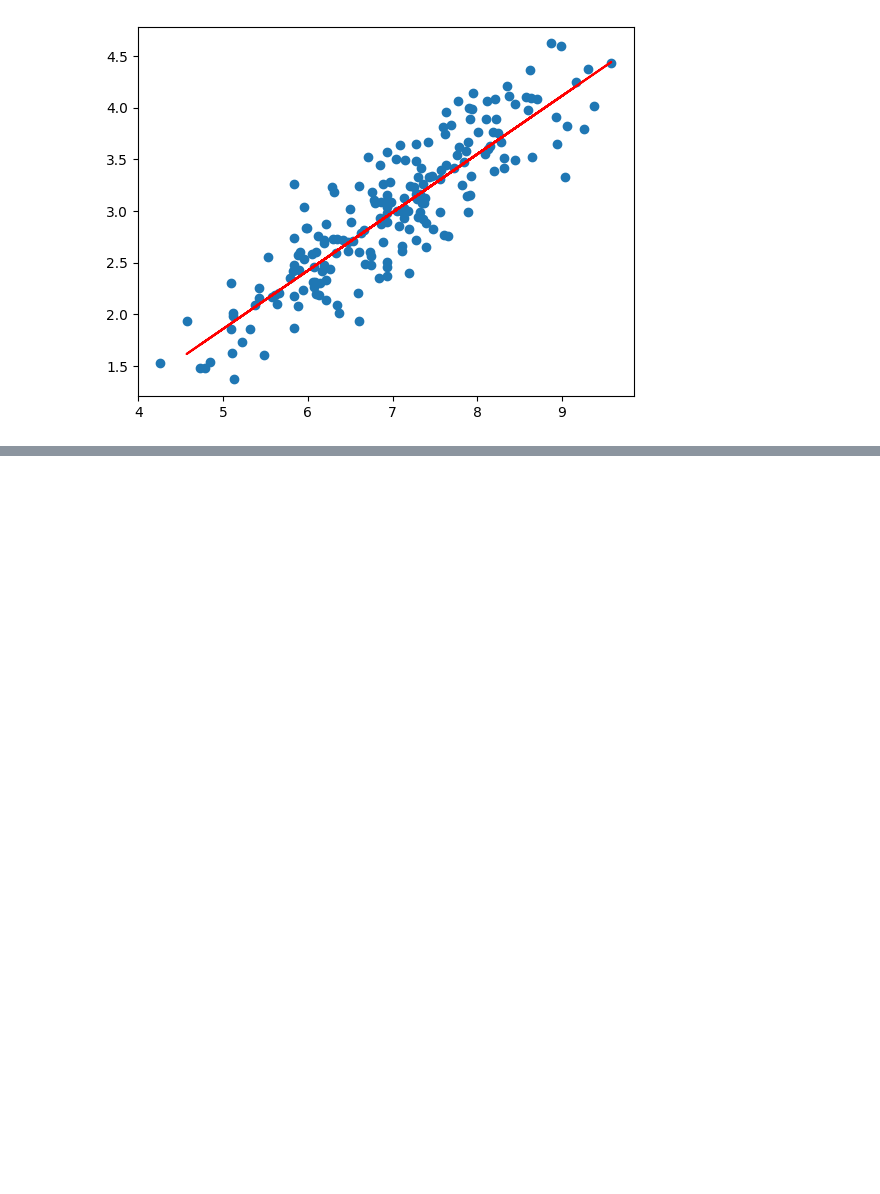
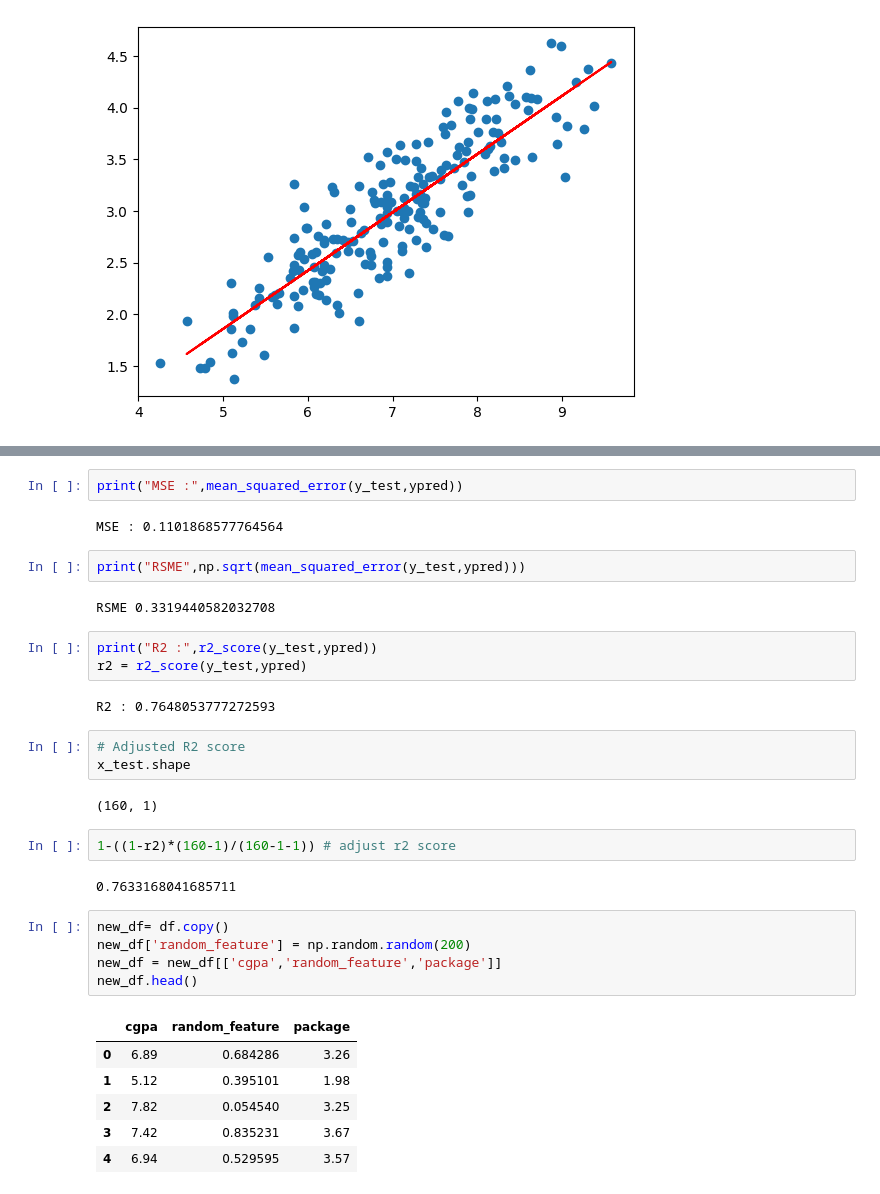
Before and after one commit to Gagan021-5/Jupyter-Notebook, a Jupyter notebook: linearreg.ipynb, the cells around one changed output, grey strips where cells are left out. Cells and saved outputs as stored; diff of their text form; blank space fills up the shorter version.

Commit message:
calculating mae ,mse , r2 , adjusted R2 score for in placement csv

```diff
--- a/linearreg.ipynb
+++ b/linearreg.ipynb
@@ -97,0 +124,34 @@ plt.plot(x_train,lr.predict(x_train),color='red')
+# %%
+print("MSE :",mean_squared_error(y_test,ypred))
+# %% [output]
+MSE : 0.1101868577764564
+# %%
+print("RSME",np.sqrt(mean_squared_error(y_test,ypred)))
+# %% [output]
+RSME 0.3319440582032708
+# %%
+print("R2 :",r2_score(y_test,ypred))
+r2 = r2_score(y_test,ypred)
+# %% [output]
+R2 : 0.7648053777272593
+# %%
+# Adjusted R2 score
+x_test.shape
+# %% [output]
+(160, 1)
+# %%
+1-((1-r2)*(160-1)/(160-1-1)) # adjust r2 score
+# %% [output]
+0.7633168041685711
+# %%
+new_df= df.copy()
+new_df['random_feature'] = np.random.random(200)
+new_df = new_df[['cgpa','random_feature','package']]
+new_df.head()
+# %% [output]
+|  | cgpa | random_feature | package |
+| 0 | 6.89 | 0.684286 | 3.26 |
+| 1 | 5.12 | 0.395101 | 1.98 |
+| 2 | 7.82 | 0.054540 | 3.25 |
+| 3 | 7.42 | 0.835231 | 3.67 |
+| 4 | 6.94 | 0.529595 | 3.57 |
```
Also changed, not shown: parts of 8 cells of this notebook.
